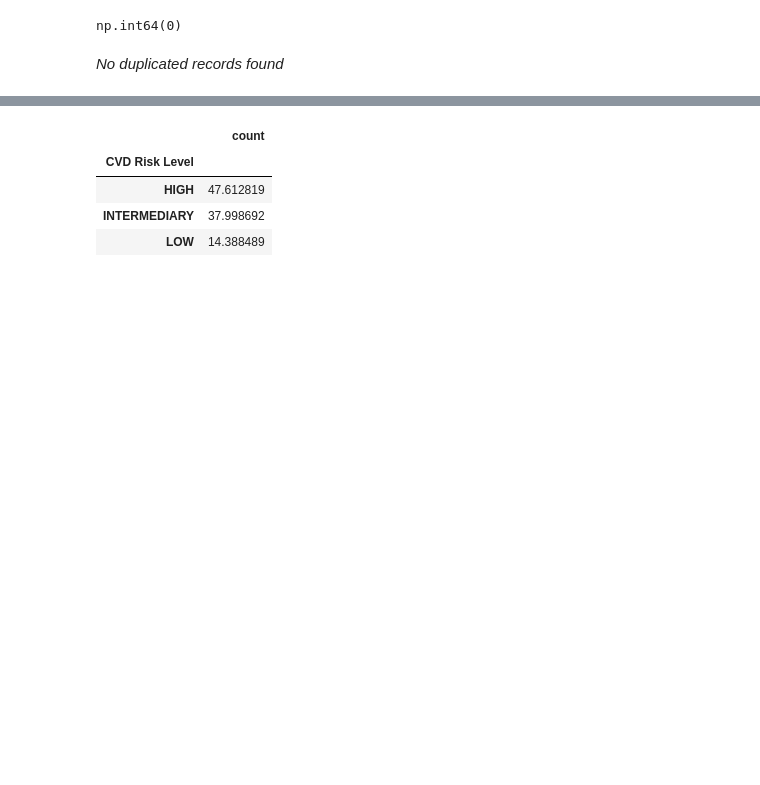
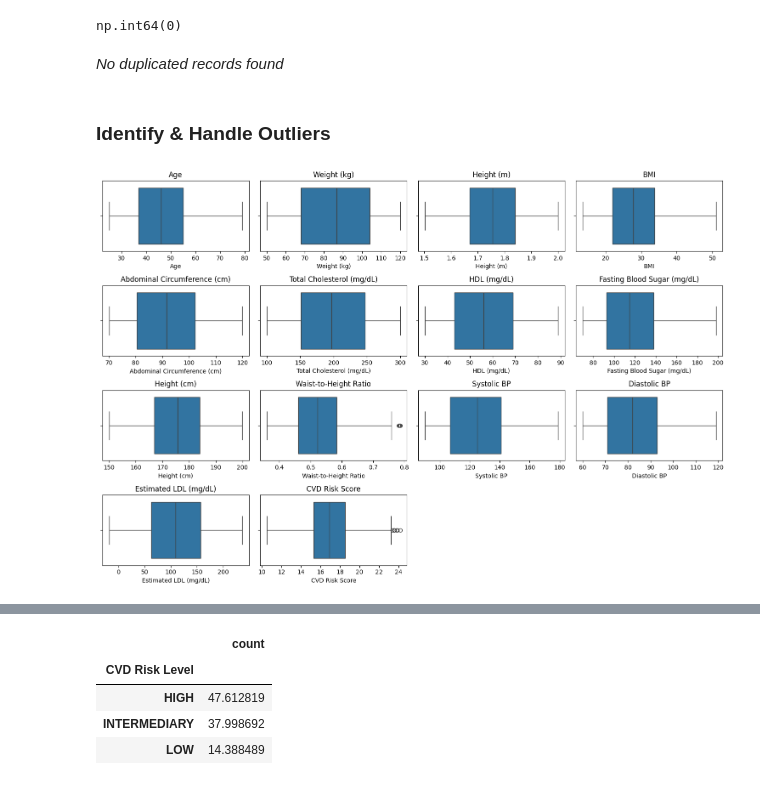
Before and after one commit to Tejeswar001/Heart-ML, a Jupyter notebook: Notebooks/study.ipynb, the cells around one changed output, grey strips where cells are left out. Cells and saved outputs as stored; diff of their text form; code cells hidden in the pictures; blank space fills up the shorter version.

Commit message:
outliers handling

```diff
--- a/Notebooks/study.ipynb
+++ b/Notebooks/study.ipynb
@@ -247,2 +234,0 @@ dtype: float64
-# %%
-df['Systolic BP'] = df['Systolic BP'].fillna(df.groupby('Blood Pressure Category')['Systolic BP'].transform('median'))
@@ -259,2 +234,0 @@ dtype: float64
-# %%
-df['Diastolic BP'] = df['Diastolic BP'].fillna(df.groupby('Blood Pressure Category')['Diastolic BP'].transform('median'))
@@ -261,3 +251,8 @@ df['Diastolic BP'] = df['Diastolic BP'].fillna(df.groupby('Blood Pressure Catego
+# %%
+bp_split = df['Blood Pressure (mmHg)'].str.split('/', expand=True).astype(float)
+df['Systolic BP'] = bp_split[0]
+df['Diastolic BP'] = bp_split[1]
+df.drop(columns=['Blood Pressure (mmHg)'], inplace=True)
 # %% [markdown]
 #### Height, Weight, BMI Null value handling
 # %%
@@ -336,3 +331,15 @@ df.isnull().sum().sum()
 np.int64(0)
 # %% [markdown]
 *No duplicated records found*
+# %% [markdown]
+###    Identify & Handle Outliers
+# %%
+plt.figure(figsize=(15,10))
+for i, col in enumerate(num_col, 1):
+    plt.subplot(4, 4, i)
+    sns.boxplot(x=df[col])
+    plt.title(col)
+plt.tight_layout()
+plt.show()
+# %% [output]
+[figure, added]
```
Also changed, not shown: parts of 7 cells of this notebook.
